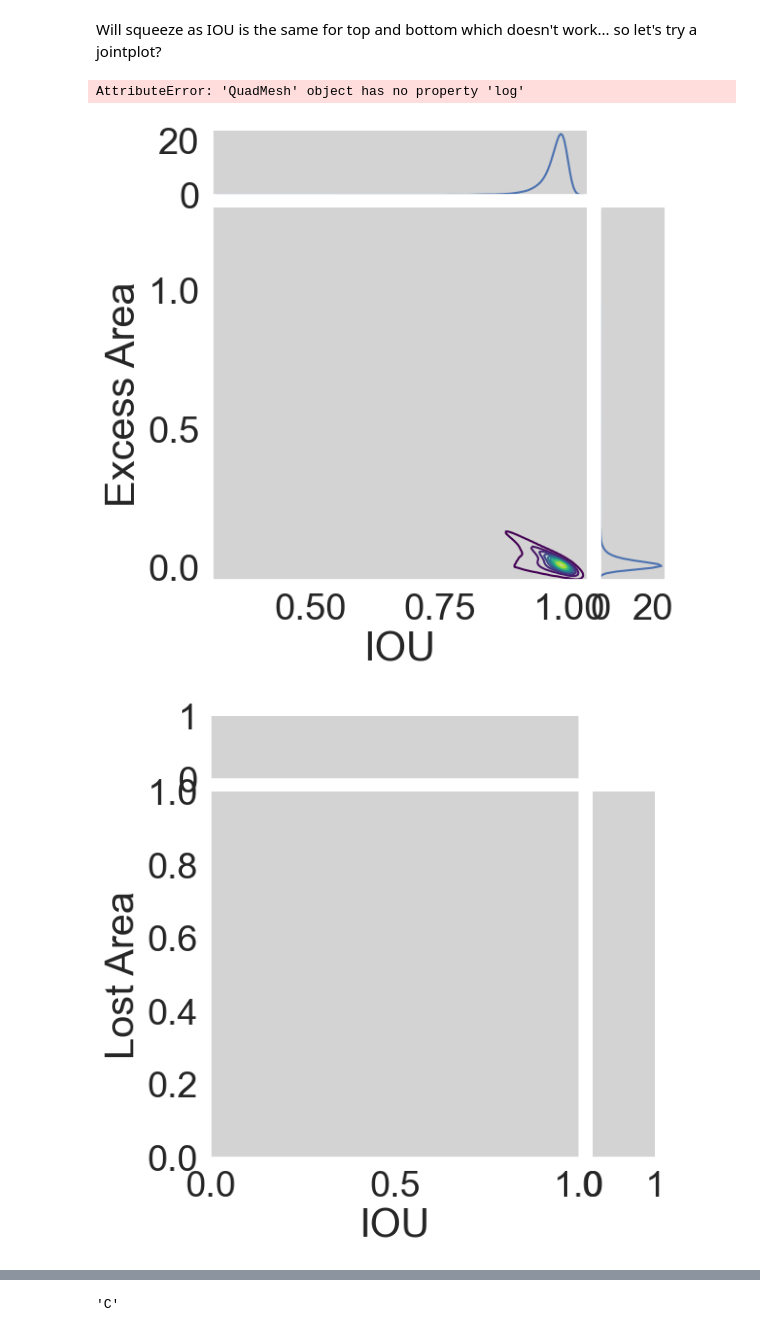
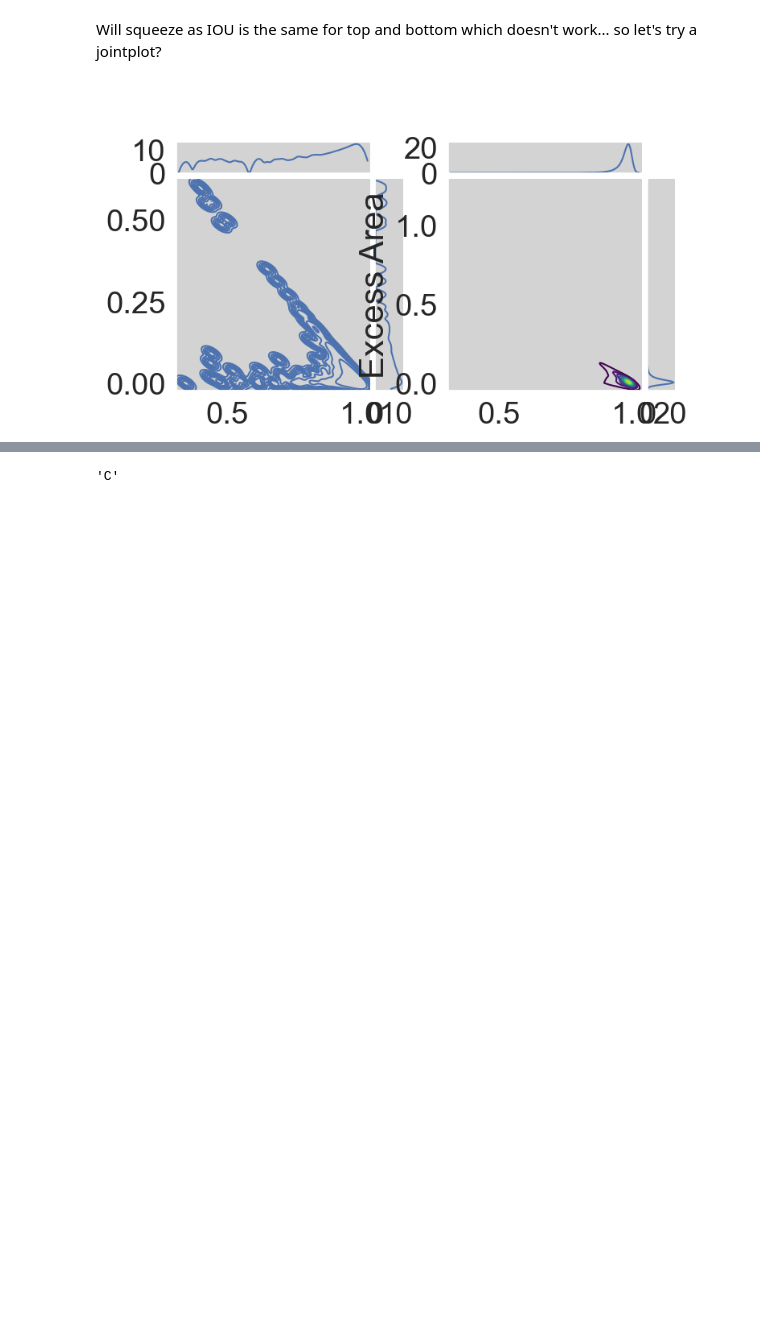
Before and after one commit to ReadingTimeMachine/digitization_at_high_localization, a Jupyter notebook: iou_vs_metrics_of_interest.ipynb, the cells around one changed output, grey strips where cells are left out. Cells and saved outputs as stored; diff of their text form; code cells hidden in the pictures; blank space fills up the shorter version.

```diff
--- a/iou_vs_metrics_of_interest.ipynb
+++ b/iou_vs_metrics_of_interest.ipynb
@@ -727,27 +727,26 @@ def plot_kde_as_log(base=np.exp(1), support_threshold=1e-4):
 # %%
 df = pd.DataFrame(dict(
     Attack = np.random.random(20),
     Defense = np.random.random(20)))
 
 #g0 = sns.lmplot(data= df, x='Attack', y= 'Defense')
 #g1 = sns.jointplot(data= df, x='Attack', y= 'Defense', kind='scatter',color='purple')
 g1=sns.jointplot(data=dfe, x="IOU", y="Excess Area", kind="kde",
                    #marginal_kws=dict(bins=30), bins=30,
                  cmap='viridis',
                   marginal_ticks=True)
-g0 =sns.jointplot(data=dfl, x="IOU", y="Lost Area", kind="hist",
-                   marginal_kws=dict(bins=30), bins=30, cmap='viridis',
-                  marginal_ticks=True,log=True)#, joint_kws={'log_scale':True, 'vmin':1e-3})
+with plot_kde_as_log():
+    g0 =sns.jointplot(data=dfl, x="IOU", y="Lost Area", kind="kde",
+                       #marginal_kws=dict(bins=30), bins=30, cmap='viridis',
+                      marginal_ticks=True)#, joint_kws={'log_scale':True, 'vmin':1e-3})
 #g0.ax_joint.set_cscale('log')
 
 fig = plt.figure(figsize=(8,4))
 gs = gridspec.GridSpec(1, 2)
 
 mg0 = SeabornFig2Grid(g0, fig, gs[0])
 mg1 = SeabornFig2Grid(g1, fig, gs[1])
 
 #gs.tight_layout(fig)
 # %% [output]
-AttributeError: 'QuadMesh' object has no property 'log'
-[figure, old version]
+[figure, new version]
-[figure, removed]
```
Also changed, not shown: parts of 4 cells of this notebook.
